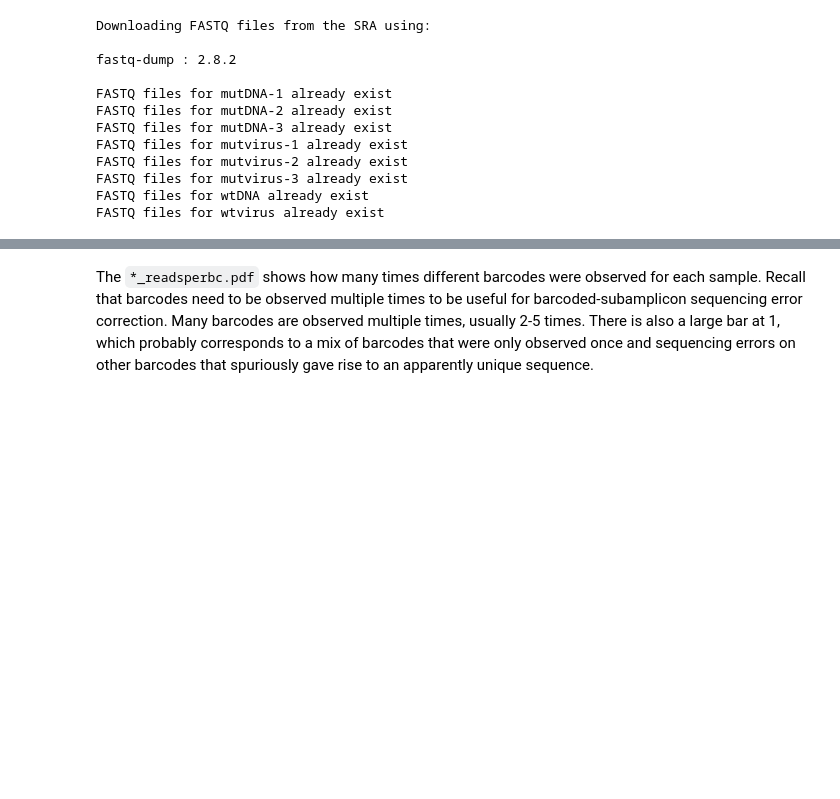
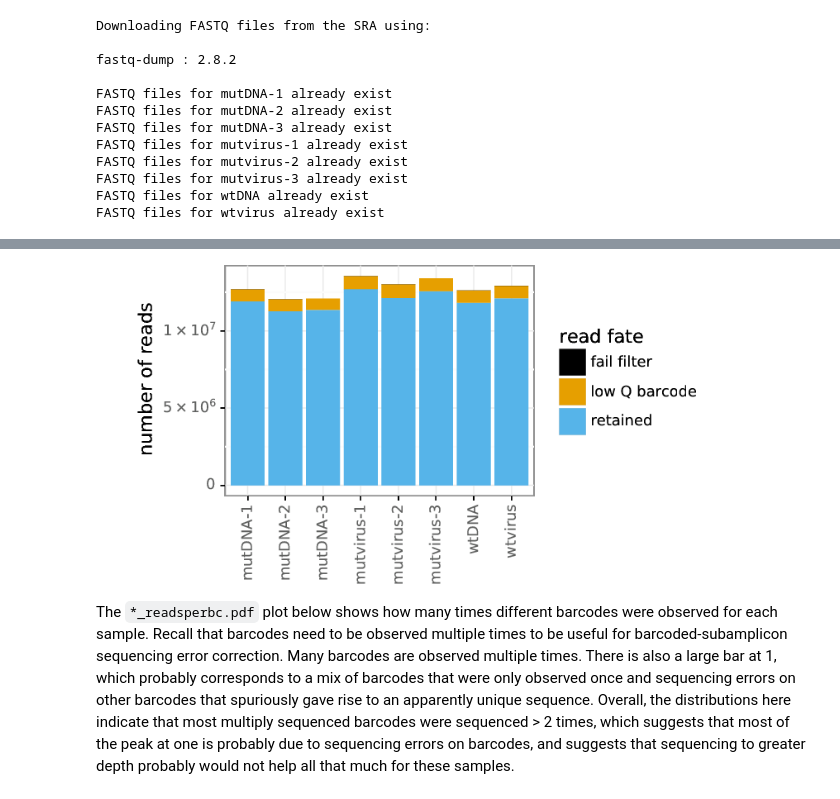
Before and after one commit to jbloomlab/dms_tools2, a Jupyter notebook: examples/Doud2016/analysis_notebook.ipynb, the cells around one changed output, grey strips where cells are left out. Drawn from its saved outputs; the diff is of its cells as text; code cells hidden in the pictures; blank space fills up the shorter version.

```diff
--- a/examples/Doud2016/analysis_notebook.ipynb
+++ b/examples/Doud2016/analysis_notebook.ipynb
@@ -203,8 +197,13 @@ showPDF(countsplotprefix + '_readstats.pdf', width=500)
+# %%
+showPDF(countsplotprefix + '_readstats.pdf', width=600)
+# %% [output]
+[figure, added]
 # %% [markdown]
-The `*_readsperbc.pdf` shows how many times different barcodes were observed for each sample.
+The `*_readsperbc.pdf` plot below shows how many times different barcodes were observed for each sample.
 Recall that barcodes need to be observed multiple times to be useful for barcoded-subamplicon sequencing error correction.
-Many barcodes are observed multiple times, usually 2-5 times.
+Many barcodes are observed multiple times.
 There is also a large bar at 1, which probably corresponds to a mix of barcodes that were only observed once and sequencing errors on other barcodes that spuriously gave rise to an apparently unique sequence.
+Overall, the distributions here indicate that most multiply sequenced barcodes were sequenced > 2 times, which suggests that most of the peak at one is probably due to sequencing errors on barcodes, and suggests that sequencing to greater depth probably would not help all that much for these samples.
 # %%
 showPDF(countsplotprefix + '_readsperbc.pdf')
 # %% [output]
```
Also changed, not shown: parts of 26 cells of this notebook.
